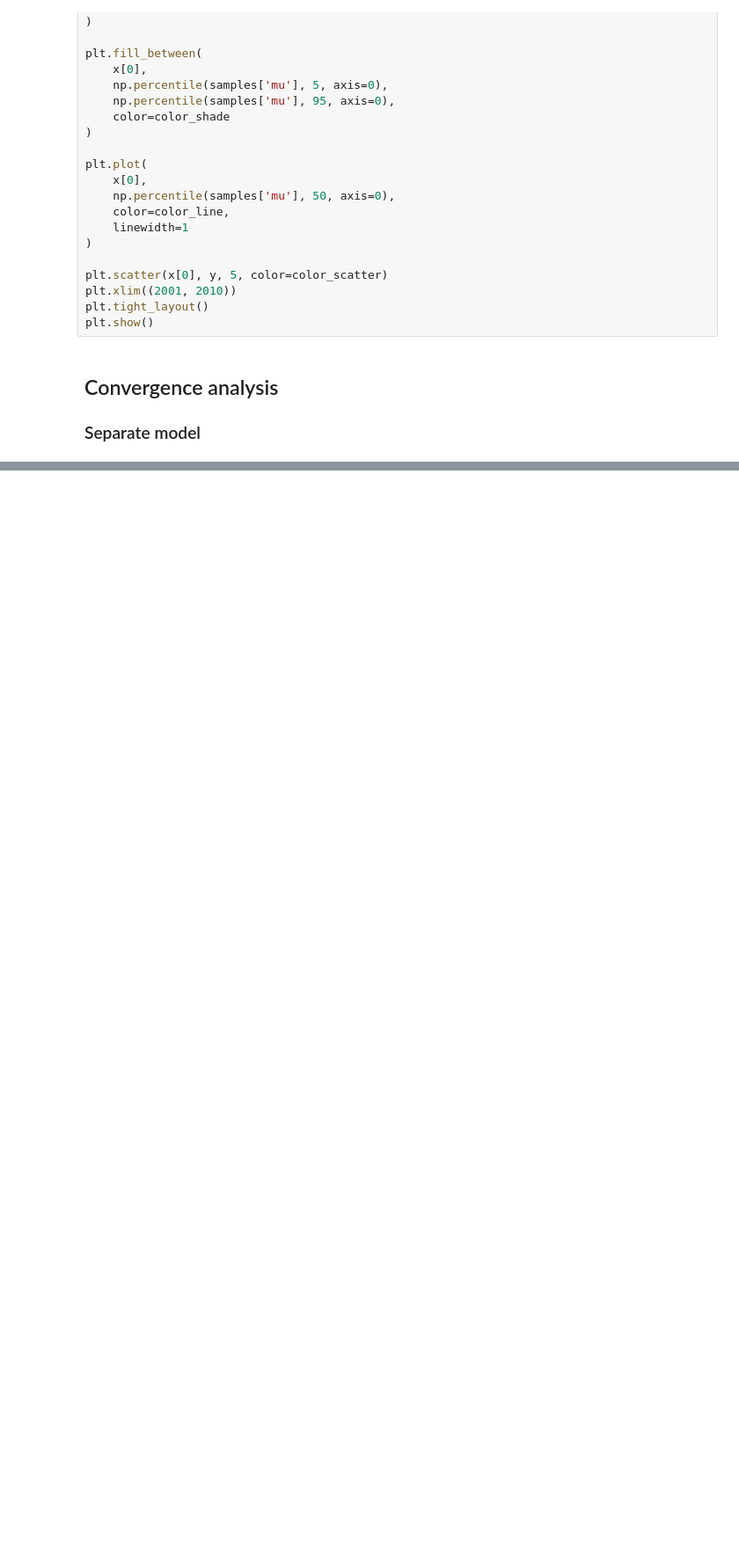
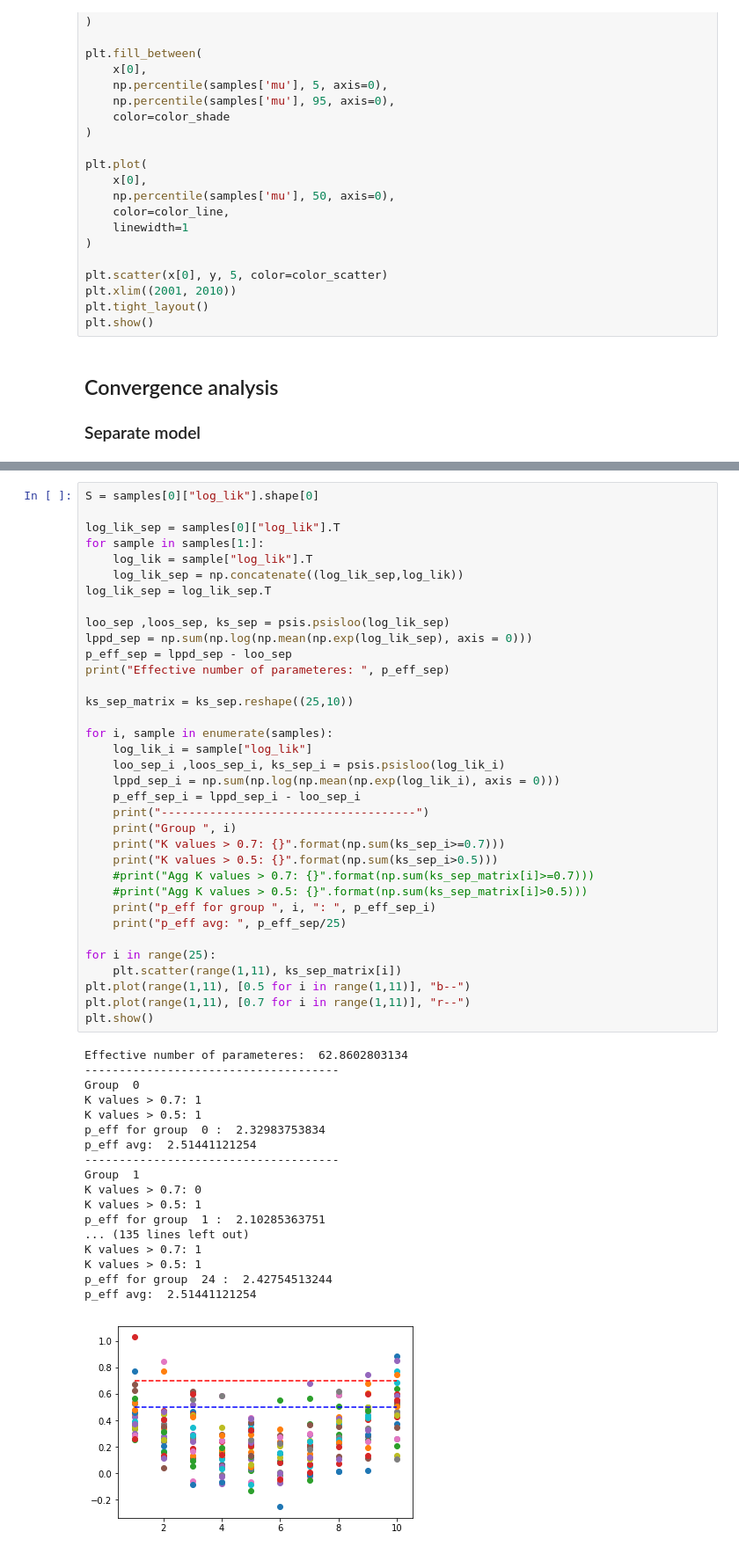
Before and after one commit to fcole90/bdafinal, a Jupyter notebook: bdafinal/notebook.ipynb, the cells around one changed output, grey strips where cells are left out. Shown at 88% size. Saved outputs shown, nothing was run; the diff lists cells and outputs as text; blank space fills up the shorter version.

```diff
--- a/bdafinal/notebook.ipynb
+++ b/bdafinal/notebook.ipynb
@@ -260 +282,55 @@ convergence, Rhat=1).
 In order to check how well the different models are fitting the data, we will use leave-one-out (LOO) cross validation method. In particular, we will use PSIS-LOO (Pareto smoothed importance sampling LOO) code for computing approximate LOO-CV.
+# %%
+S = samples[0]["log_lik"].shape[0]
+
+log_lik_sep = samples[0]["log_lik"].T
+for sample in samples[1:]:
+    log_lik = sample["log_lik"].T
+    log_lik_sep = np.concatenate((log_lik_sep,log_lik))
+log_lik_sep = log_lik_sep.T
+
+loo_sep ,loos_sep, ks_sep = psis.psisloo(log_lik_sep)
+lppd_sep = np.sum(np.log(np.mean(np.exp(log_lik_sep), axis = 0)))
+p_eff_sep = lppd_sep - loo_sep
+print("Effective number of parameteres: ", p_eff_sep)
+
+ks_sep_matrix = ks_sep.reshape((25,10))
+
+for i, sample in enumerate(samples):
+    log_lik_i = sample["log_lik"]
+    loo_sep_i ,loos_sep_i, ks_sep_i = psis.psisloo(log_lik_i)
+    lppd_sep_i = np.sum(np.log(np.mean(np.exp(log_lik_i), axis = 0)))
+    p_eff_sep_i = lppd_sep_i - loo_sep_i
+    print("-------------------------------------")
+    print("Group ", i)
+    print("K values > 0.7: {}".format(np.sum(ks_sep_i>=0.7)))
+    print("K values > 0.5: {}".format(np.sum(ks_sep_i>0.5)))
+    #print("Agg K values > 0.7: {}".format(np.sum(ks_sep_matrix[i]>=0.7)))
+    #print("Agg K values > 0.5: {}".format(np.sum(ks_sep_matrix[i]>0.5)))
+    print("p_eff for group ", i, ": ", p_eff_sep_i)
+    print("p_eff avg: ", p_eff_sep/25)
+
+for i in range(25):
+    plt.scatter(range(1,11), ks_sep_matrix[i])
+plt.plot(range(1,11), [0.5 for i in range(1,11)], "b--")
+plt.plot(range(1,11), [0.7 for i in range(1,11)], "r--")
+plt.show()
+# %% [output]
+Effective number of parameteres:  62.8602803134
+-------------------------------------
+Group  0
+K values > 0.7: 1
+K values > 0.5: 1
+p_eff for group  0 :  2.32983753834
+p_eff avg:  2.51441121254
+-------------------------------------
+Group  1
+K values > 0.7: 0
+K values > 0.5: 1
+p_eff for group  1 :  2.10285363751
+... (135 lines left out)
+K values > 0.7: 1
+K values > 0.5: 1
+p_eff for group  24 :  2.42754513244
+p_eff avg:  2.51441121254
+[figure, added]
```
Also changed, not shown: parts of 15 cells of this notebook, 7 other files.
